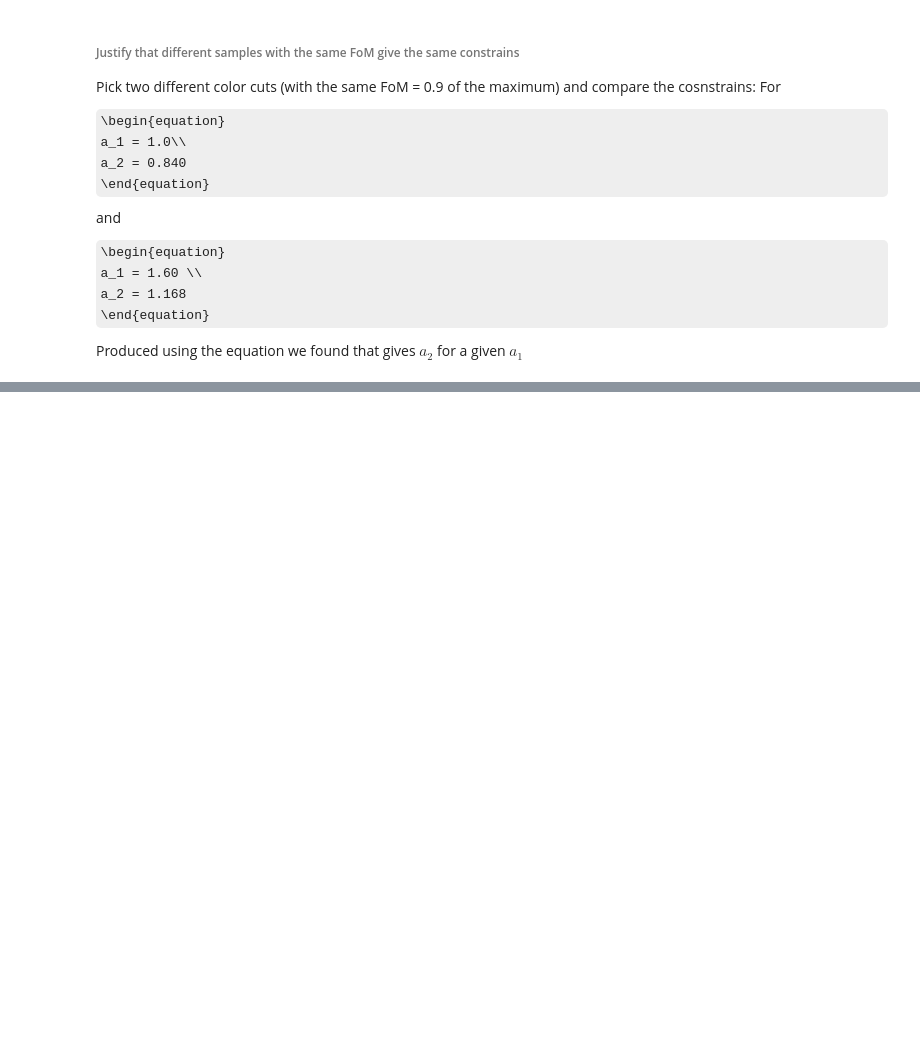
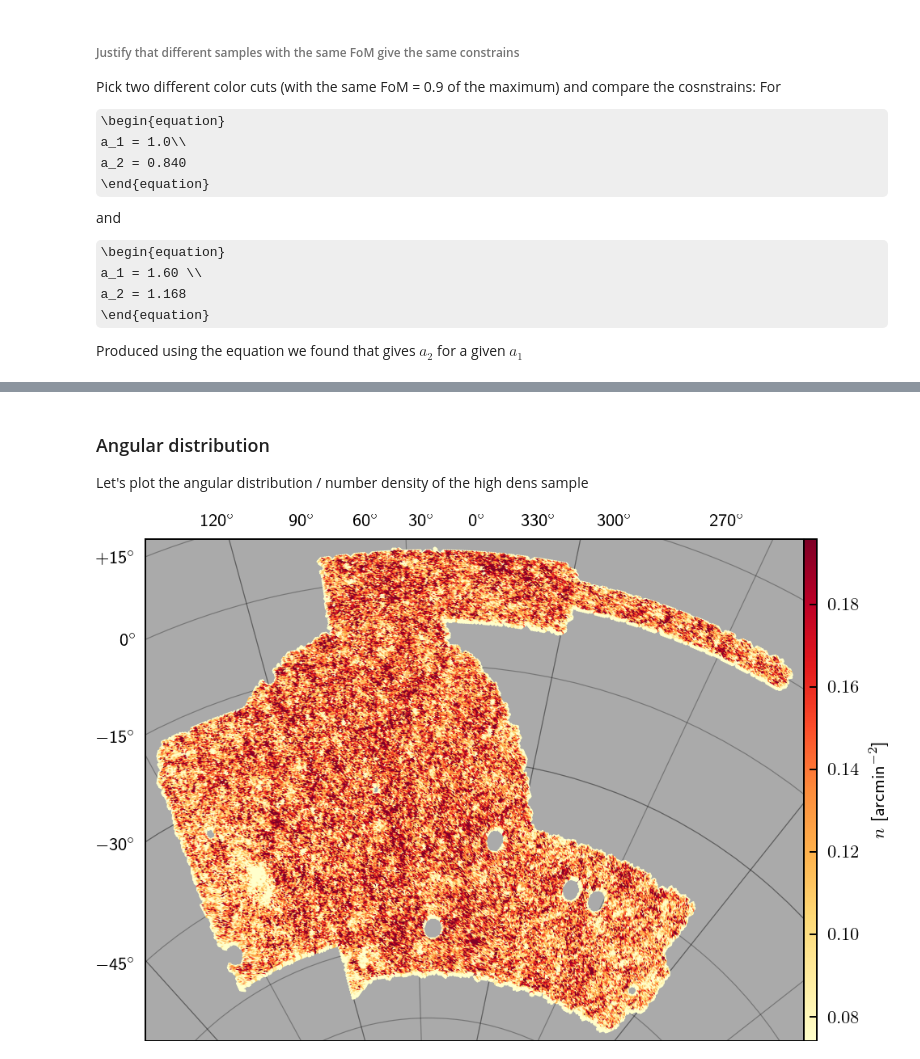
Before and after one commit to dtanoglidis/Photo_Z_project, a Jupyter notebook: Photo_z_Samples_DATA.ipynb, the cells around one changed output, grey strips where cells are left out. Cells and saved outputs as stored; diff of their text form; code cells hidden in the pictures; some formulas as TeX source; blank space fills up the shorter version.

```diff
--- a/Photo_z_Samples_DATA.ipynb
+++ b/Photo_z_Samples_DATA.ipynb
@@ -729,0 +830,20 @@ Produced using the equation we found that gives $a_2$ for a given $a_1$
+# %% [markdown]
+### Angular distribution
+
+Let's plot the angular distribution / number density of the high dens sample
+# %%
+RA_1 = RED_1[1].data['RA']
+DEC_1 = RED_1[1].data['DEC']
+# plot density in healpix cells
+nside = 4*64
+sep = 4*15
+fig, ax, proj = skm.plotDensity(RA_1, DEC_1, nside=nside, sep=sep)
+sep = 15
+meridians = np.arange(-90, 90+sep, sep)
+parallels = np.arange(0, 360+2*sep, 2*sep)
+skm.setMeridianPatches(ax, proj, meridians, linestyle='-', lw=0.5, alpha=0.3, zorder=2)
+skm.setParallelPatches(ax, proj, parallels, linestyle='-', lw=0.5, alpha=0.3, zorder=2)
+skm.setMeridianLabels(ax, proj, meridians, loc="left", fmt=skm.pmDegFormatter)
+skm.setParallelLabels(ax, proj, parallels, loc="bottom")
+# %% [output]
+[figure, added]
```
Also changed, not shown: parts of 26 cells of this notebook.
